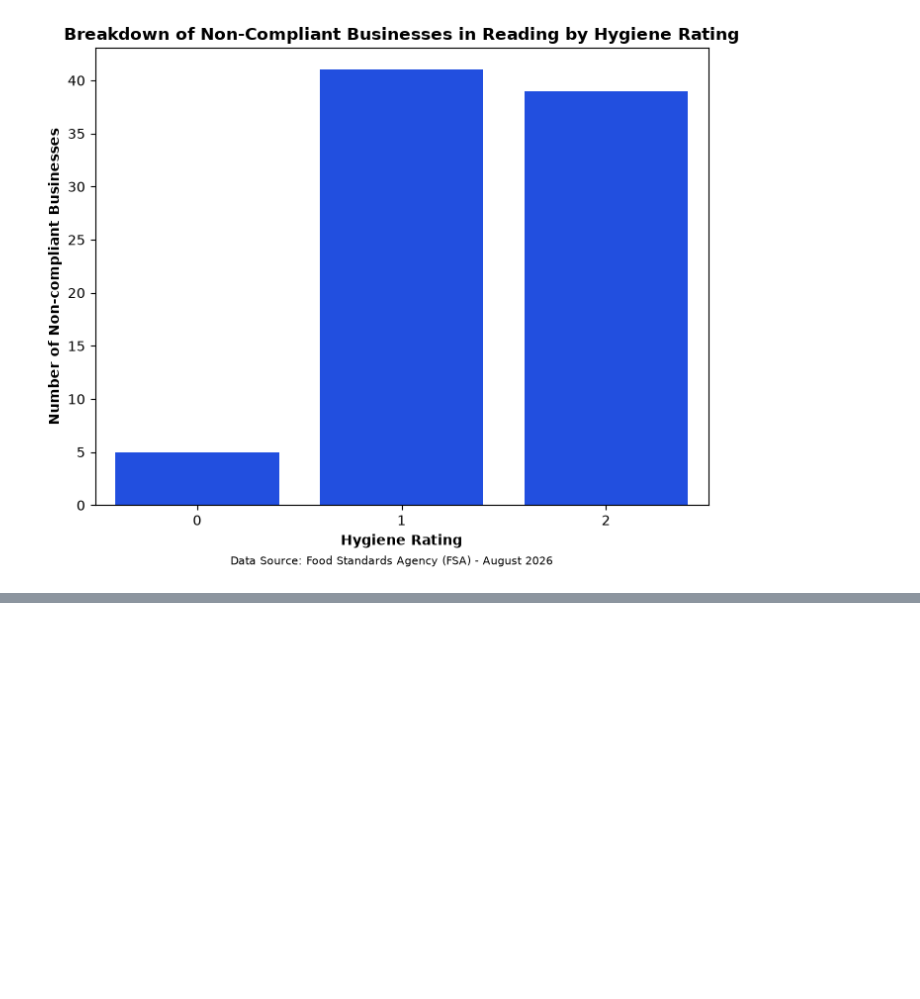
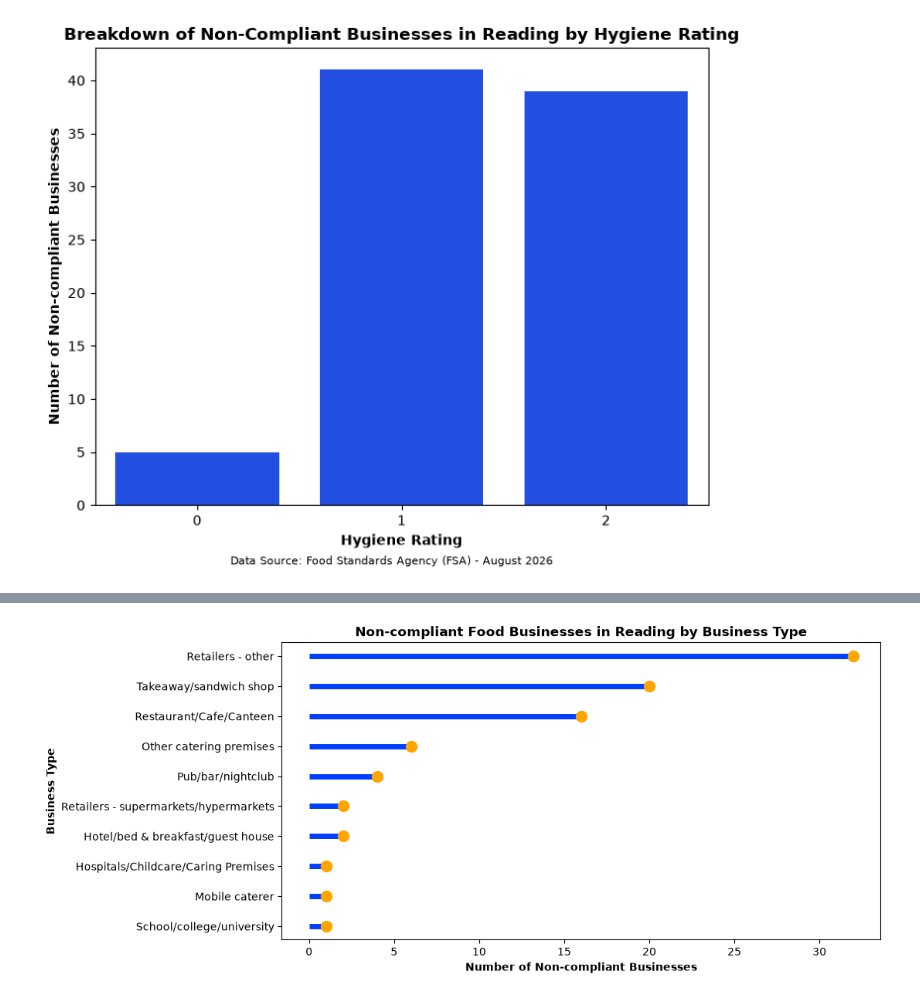
Before and after one commit to danb160/reading_food_hygiene_analysis, a Jupyter notebook: jupyter_notebooks/rfh_analysis_and_visualisations.ipynb, the cells around one changed output, grey strips where cells are left out. Saved outputs shown, nothing was run; the diff lists cells and outputs as text; code cells hidden in the pictures; blank space fills up the shorter version.

Commit message:
Investigate struggling business types and visualise

```diff
--- a/jupyter_notebooks/rfh_analysis_and_visualisations.ipynb
+++ b/jupyter_notebooks/rfh_analysis_and_visualisations.ipynb
@@ -204,0 +215,12 @@ plt.show()
+# %%
+# Group the non-compliant businesses by business type and count them
+struggling_businesses_by_type = non_compliant_df['BusinessType'].value_counts().sort_values(ascending=False)
+percentages = (struggling_businesses_by_type / struggling_businesses_by_type.sum()) * 100
+
+# Combine them in a single dataframe for better visualisation
+struggling_businesses_df = pd.DataFrame({
+    'Count': struggling_businesses_by_type,
+    'Percentage': percentages.round(2)
+})
+
+display(struggling_businesses_df)
@@ -204,0 +251,12 @@ plt.show()
+# %%
+plt.figure(figsize=(10, 5))
+plt.hlines(y=struggling_businesses_df.index, xmin=0, xmax=struggling_businesses_df['Count'], linewidth=5)
+plt.plot(struggling_businesses_df['Count'], struggling_businesses_df.index, 'o', markersize=10, color='orange')
+plt.gca().invert_yaxis()
+plt.title('Non-compliant Food Businesses in Reading by Business Type', fontweight='bold')
+plt.xlabel('Number of Non-compliant Businesses', fontweight='bold')
+plt.ylabel('Business Type', fontweight='bold')
+
+plt.show()
+# %% [output]
+[figure, added]
```
Also changed, not shown: parts of 11 cells of this notebook.
